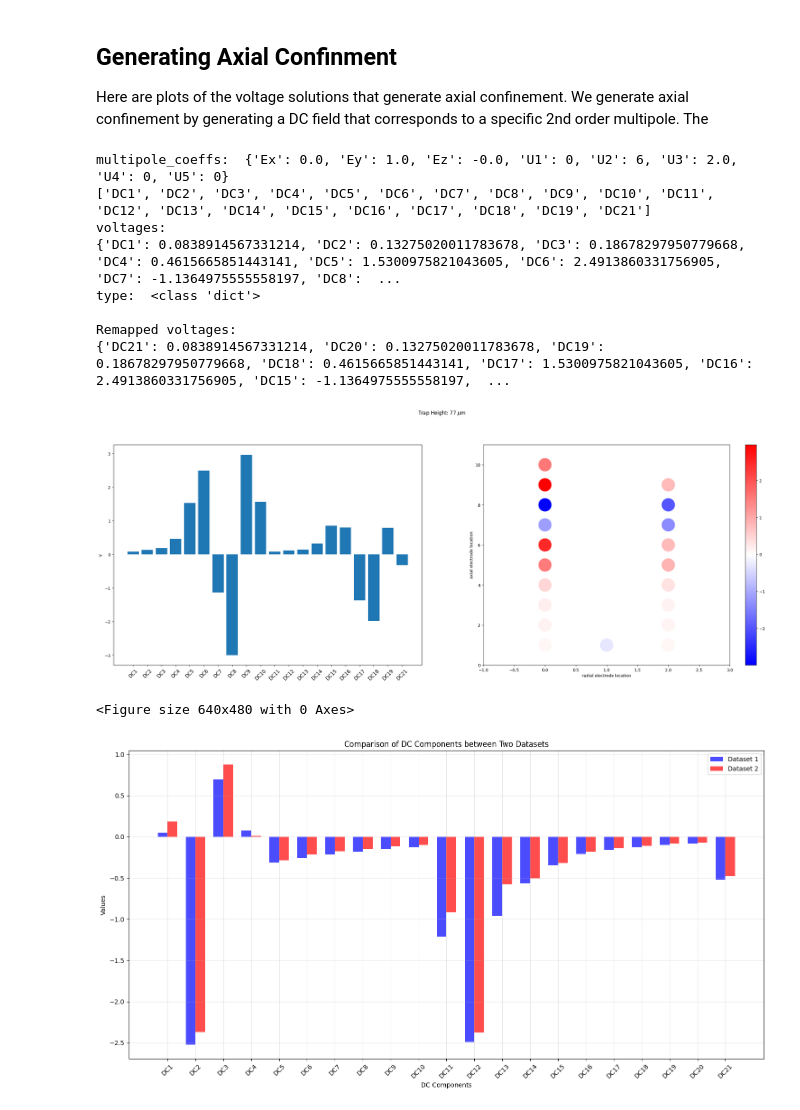
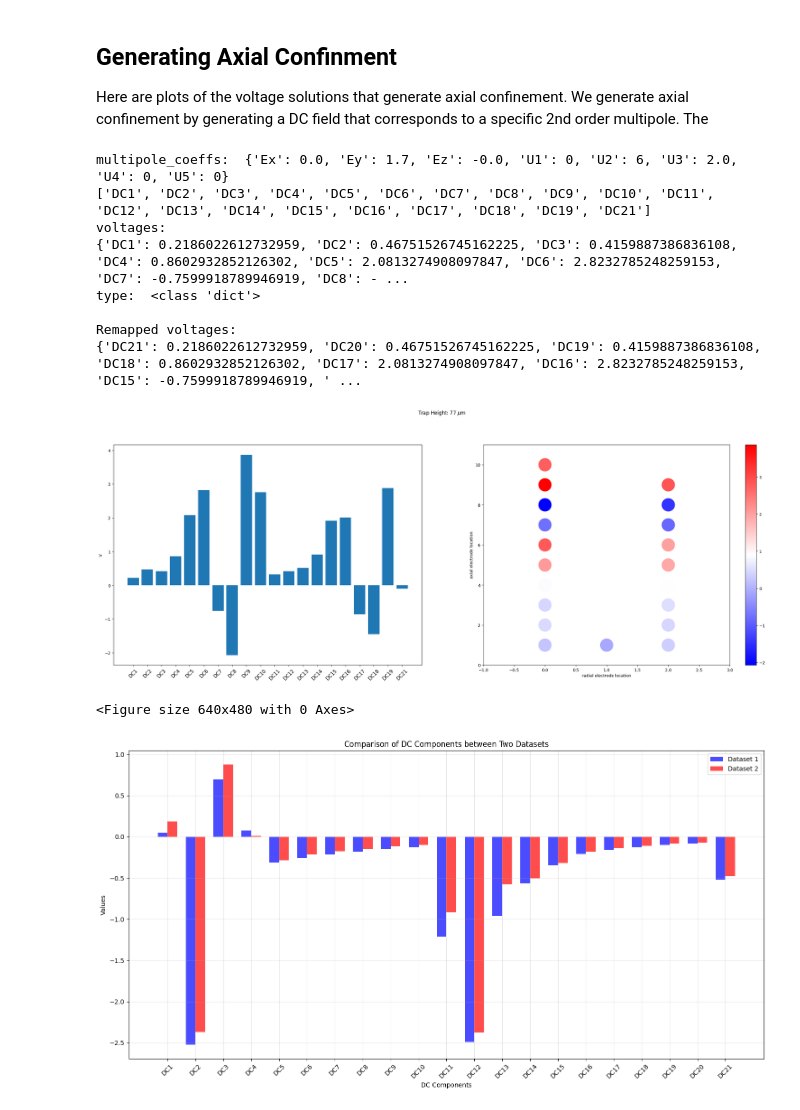
Before and after one commit to HaeffnerLab/bem, a Jupyter notebook: examples/Integrated_photonics/III_Multipole_Expansion.ipynb, the cells around one changed output. Saved outputs shown, nothing was run; the diff lists cells and outputs as text; code cells hidden in the pictures.

```diff
--- a/examples/Integrated_photonics/III_Multipole_Expansion.ipynb
+++ b/examples/Integrated_photonics/III_Multipole_Expansion.ipynb
@@ -35,7 +35,7 @@ area = 1e-4
 
 path = module_path+'/inter_results/htrap/htrap_'+str(radius)+'_'+str(area)+'_simulation.pkl'
 # el2
-zl = ( +490.001 + 0.0 ) *1e-3
+zl = ( +479.001 + 0.0 ) *1e-3
 # el3.5
 # zl = -210*1e-3
 # el4
@@ -389,12 +389,12 @@ def plot_muls(s,xl,zl,roi,height, **multipoles): # ey, ez, ex, u3, u2, u5, u1, u
 #                      u4=0)
 
 u2_value = 6
-zl0 = (+490.001 + 0.0) *1e-3
+zl0 = (+479.001 + 0.0) *1e-3
 voltages = plot_muls(s,xl,zl0,roi,
                      height = yl*1e3,
                      ez=-0.0,  # - moves the ion to the camera x-axis
                      ex=+0.0,  # + moves the ion to the camera negative x-axis
-                     ey=+1.00, # + means moving the ion to the camera x-axis
+                     ey=+1.70, # + means moving the ion to the camera x-axis
                      u2=u2_value,
                      u5=0,
                      u1=0,
@@ -418,37 +418,37 @@ voltage_mapping = {
     "DC8": "DC14",
     "DC9": "DC13",
     "DC10": "DC12",
     "DC11": "DC10",
     "DC12": "DC9",
     "DC13": "DC8",
     "DC14": "DC7",
     "DC15": "DC6",
     "DC16": "DC5",
     "DC17": "DC4",
     "DC18": "DC3",
     "DC19": "DC2",
     "DC20": "DC1",
     "DC21": "DC11",
 }
 
 # Remap the voltages dictionary keys using voltage_mapping. if there is no the corresponding key in the original dictionary, assign value 0.0 to the corresponding key in the remapped dictionary
 remapped_voltages = {voltage_mapping.get(k, k): v for k, v in voltages.items()}
 print(f"\nRemapped voltages: \n{remapped_voltages}")
 
 fig.canvas.draw()
 fig.tight_layout(pad=1)
 fig = plt.figure()
 plt.show()
 # %% [output]
-multipole_coeffs:  {'Ex': 0.0, 'Ey': 1.0, 'Ez': -0.0, 'U1': 0, 'U2': 6, 'U3': 2.0, 'U4': 0, 'U5': 0}
+multipole_coeffs:  {'Ex': 0.0, 'Ey': 1.7, 'Ez': -0.0, 'U1': 0, 'U2': 6, 'U3': 2.0, 'U4': 0, 'U5': 0}
 ['DC1', 'DC2', 'DC3', 'DC4', 'DC5', 'DC6', 'DC7', 'DC8', 'DC9', 'DC10', 'DC11', 'DC12', 'DC13', 'DC14', 'DC15', 'DC16', 'DC17', 'DC18', 'DC19', 'DC21']
 voltages:
-{'DC1': 0.0838914567331214, 'DC2': 0.13275020011783678, 'DC3': 0.18678297950779668, 'DC4': 0.4615665851443141, 'DC5': 1.5300975821043605, 'DC6': 2.4913860331756905, 'DC7': -1.1364975555558197, 'DC8':  ...
+{'DC1': 0.2186022612732959, 'DC2': 0.46751526745162225, 'DC3': 0.4159887386836108, 'DC4': 0.8602932852126302, 'DC5': 2.0813274908097847, 'DC6': 2.8232785248259153, 'DC7': -0.7599918789946919, 'DC8': - ...
 type:  <class 'dict'>
 
 Remapped voltages:
-{'DC21': 0.0838914567331214, 'DC20': 0.13275020011783678, 'DC19': 0.18678297950779668, 'DC18': 0.4615665851443141, 'DC17': 1.5300975821043605, 'DC16': 2.4913860331756905, 'DC15': -1.1364975555558197,  ...
+{'DC21': 0.2186022612732959, 'DC20': 0.46751526745162225, 'DC19': 0.4159887386836108, 'DC18': 0.8602932852126302, 'DC17': 2.0813274908097847, 'DC16': 2.8232785248259153, 'DC15': -0.7599918789946919, ' ...
-[figure, old version]
+[figure, new version]
 <Figure size 640x480 with 0 Axes>
 # %%
 import matplotlib.pyplot as plt
```
Also changed, not shown: parts of 4 cells of this notebook, 6 other files.
